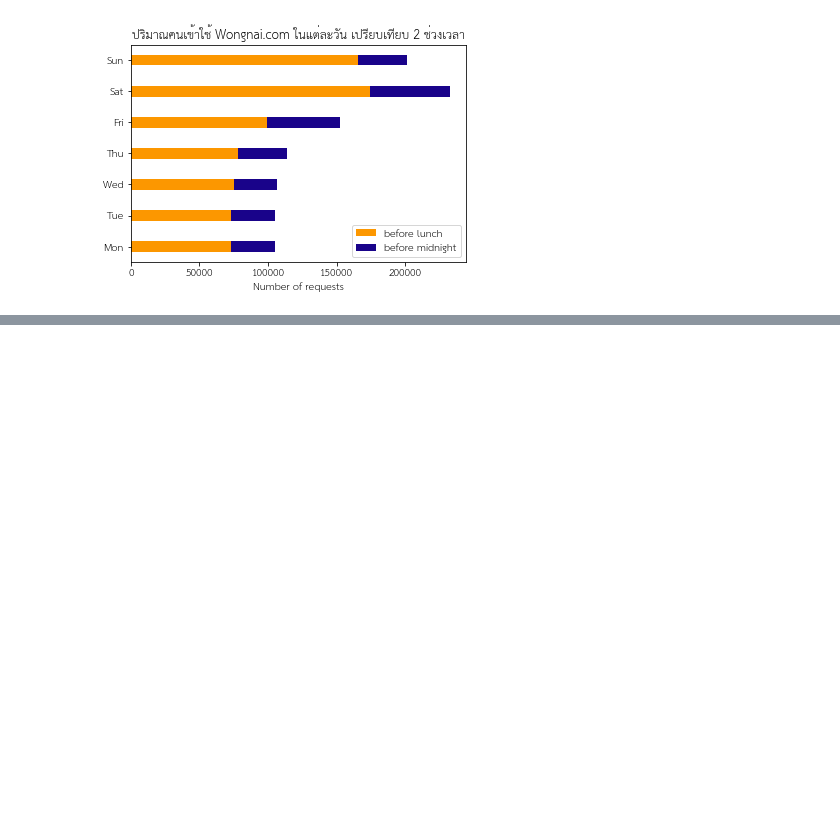
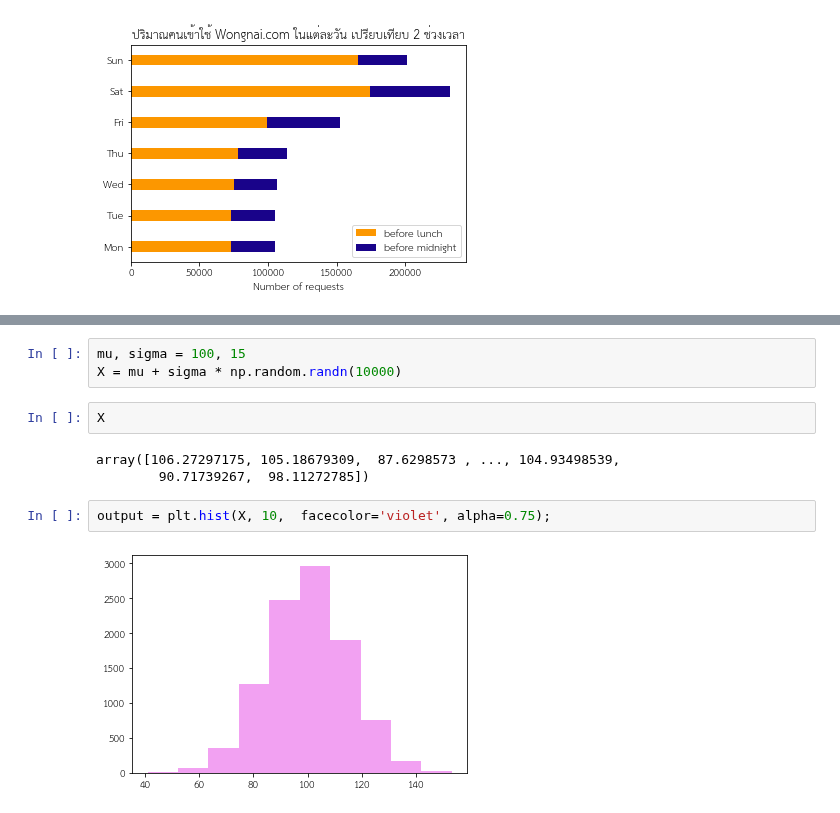
Before and after one commit to Suchirapon/data_viz, a Jupyter notebook: Visualize_Data_Comparison.ipynb, the cells around one changed output, grey strips where cells are left out. Saved outputs shown, nothing was run; the diff lists cells and outputs as text; blank space fills up the shorter version.

Commit message:
Histogram

```diff
--- a/Visualize_Data_Comparison.ipynb
+++ b/Visualize_Data_Comparison.ipynb
@@ -181,0 +217,12 @@ plt.show()
+# %%
+mu, sigma = 100, 15
+X = mu + sigma * np.random.randn(10000)
+# %%
+X
+# %% [output]
+array([106.27297175, 105.18679309,  87.6298573 , ..., 104.93498539,
+        90.71739267,  98.11272785])
+# %%
+output = plt.hist(X, 10,  facecolor='violet', alpha=0.75);
+# %% [output]
+[figure, added]
```
Also changed, not shown: parts of 9 cells of this notebook.
